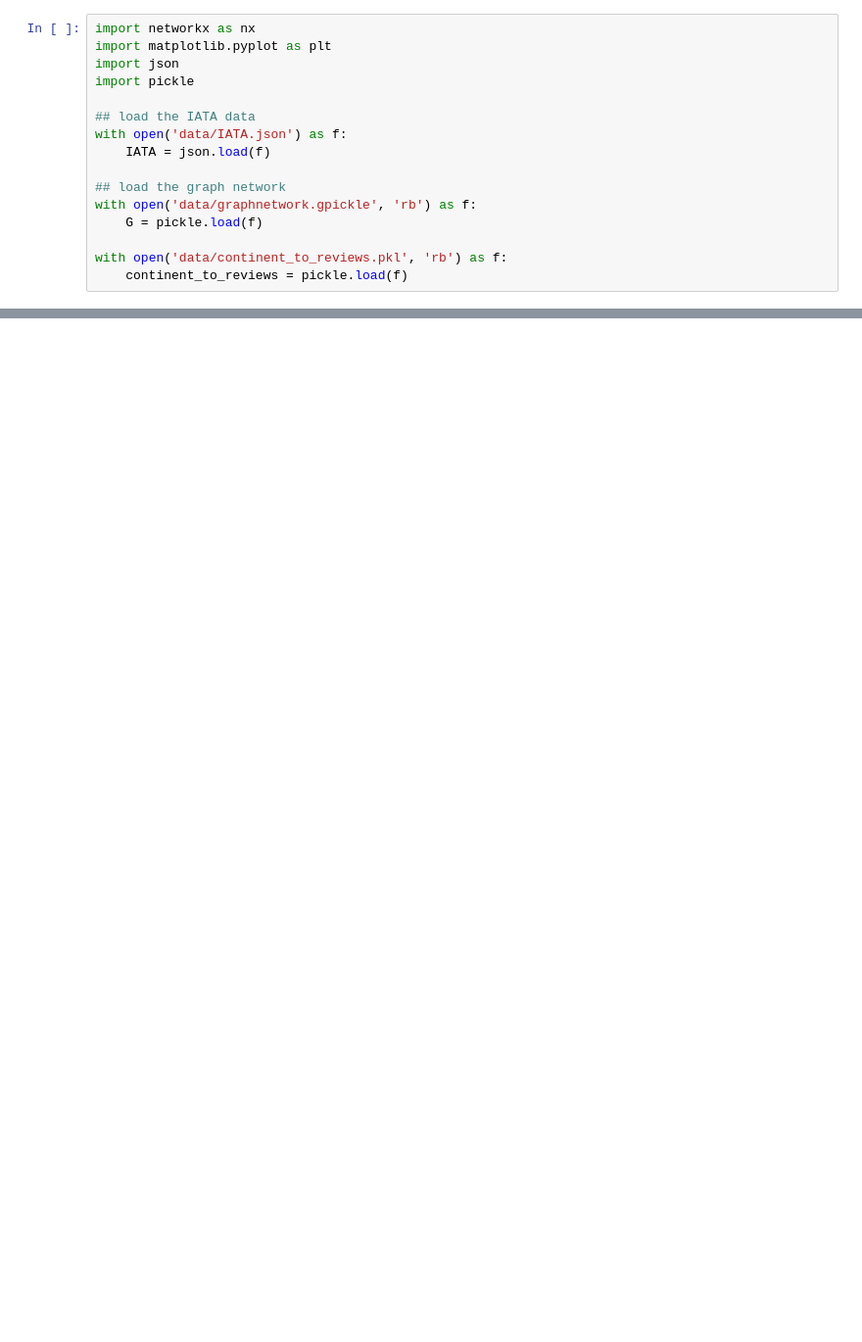
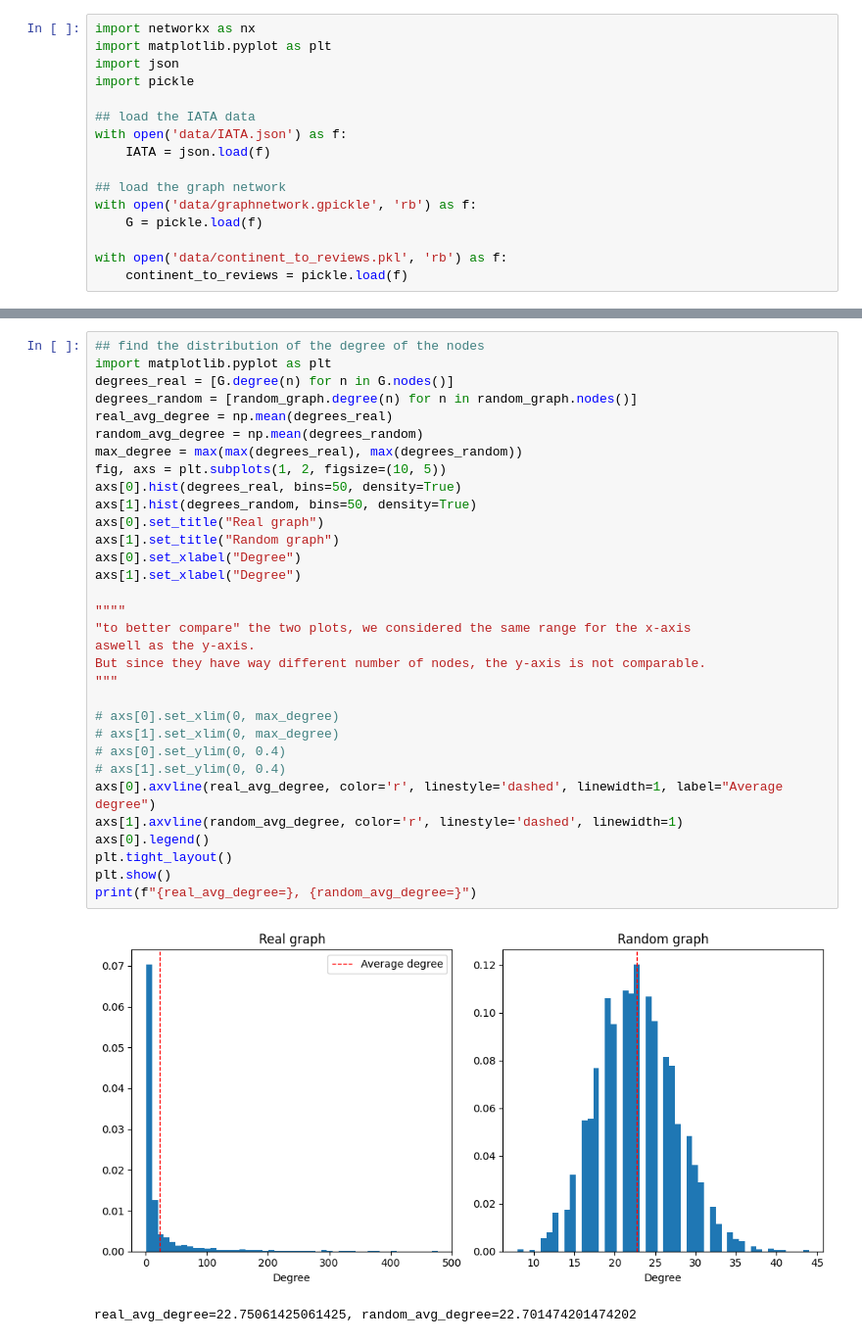
Before and after one commit to kommodeskab/SocialProject, a Jupyter notebook: graph_analysis.ipynb, the cells around one changed output, grey strips where cells are left out. Shown: that part at 98% size. Drawn from its saved outputs; the diff is of its cells as text; blank space fills up the shorter version.

Commit message:
Update to graph_analysis

```diff
--- a/graph_analysis.ipynb
+++ b/graph_analysis.ipynb
@@ -26,3 +42,38 @@ print("Average degree: ", sum(degrees) / len(degrees))
+# %%
+## find the distribution of the degree of the nodes
+import matplotlib.pyplot as plt
+degrees_real = [G.degree(n) for n in G.nodes()]
+degrees_random = [random_graph.degree(n) for n in random_graph.nodes()]
+real_avg_degree = np.mean(degrees_real)
+random_avg_degree = np.mean(degrees_random)
+max_degree = max(max(degrees_real), max(degrees_random))
+fig, axs = plt.subplots(1, 2, figsize=(10, 5))
+axs[0].hist(degrees_real, bins=50, density=True)
+axs[1].hist(degrees_random, bins=50, density=True)
+axs[0].set_title("Real graph")
+axs[1].set_title("Random graph")
+axs[0].set_xlabel("Degree")
+axs[1].set_xlabel("Degree")
+
+""""
+"to better compare" the two plots, we considered the same range for the x-axis
+aswell as the y-axis.
+But since they have way different number of nodes, the y-axis is not comparable.
+"""
+
+# axs[0].set_xlim(0, max_degree)
+# axs[1].set_xlim(0, max_degree)
+# axs[0].set_ylim(0, 0.4)
+# axs[1].set_ylim(0, 0.4)
+axs[0].axvline(real_avg_degree, color='r', linestyle='dashed', linewidth=1, label="Average degree")
+axs[1].axvline(random_avg_degree, color='r', linestyle='dashed', linewidth=1)
+axs[0].legend()
+plt.tight_layout()
+plt.show()
+print(f"{real_avg_degree=}, {random_avg_degree=}")
+# %% [output]
+[figure, added]
+real_avg_degree=22.75061425061425, random_avg_degree=22.701474201474202
 # %%
 ## Centrality Measures
 closeness_centrality = nx.closeness_centrality(G)
```
Also changed, not shown: parts of 7 cells of this notebook.
